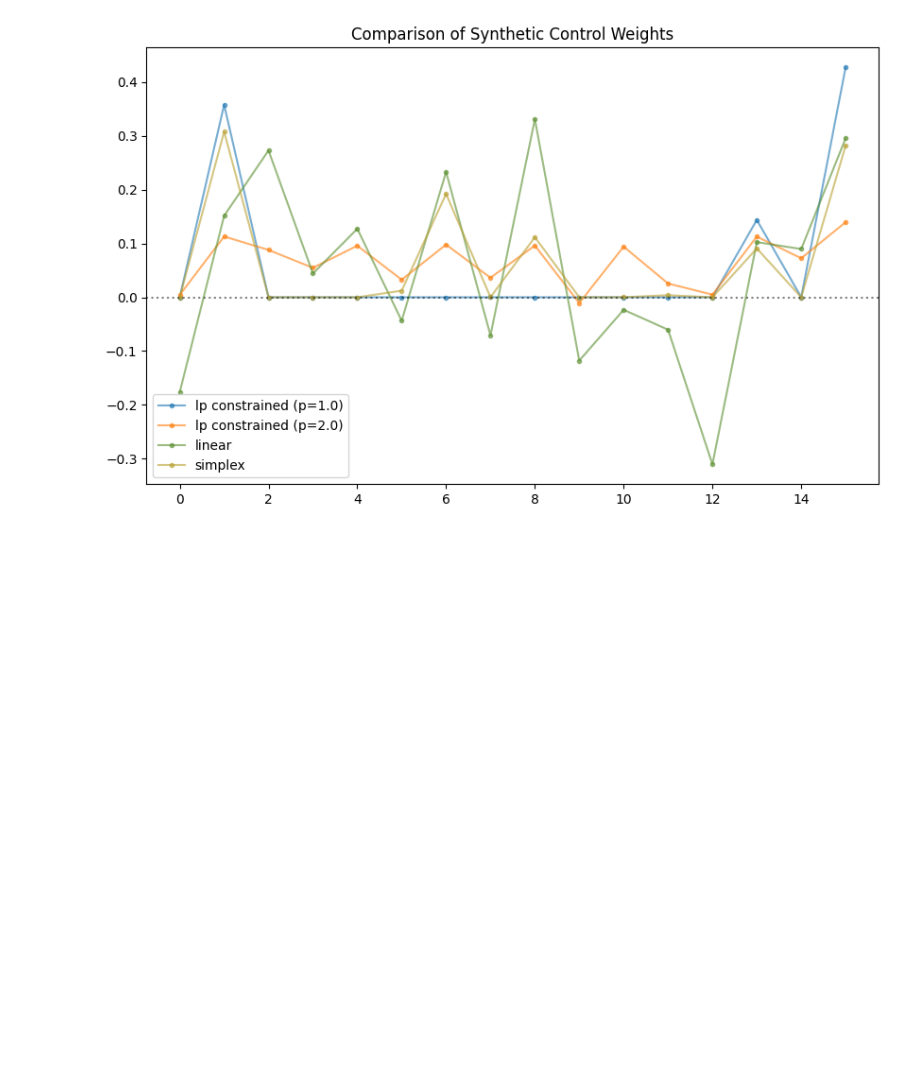
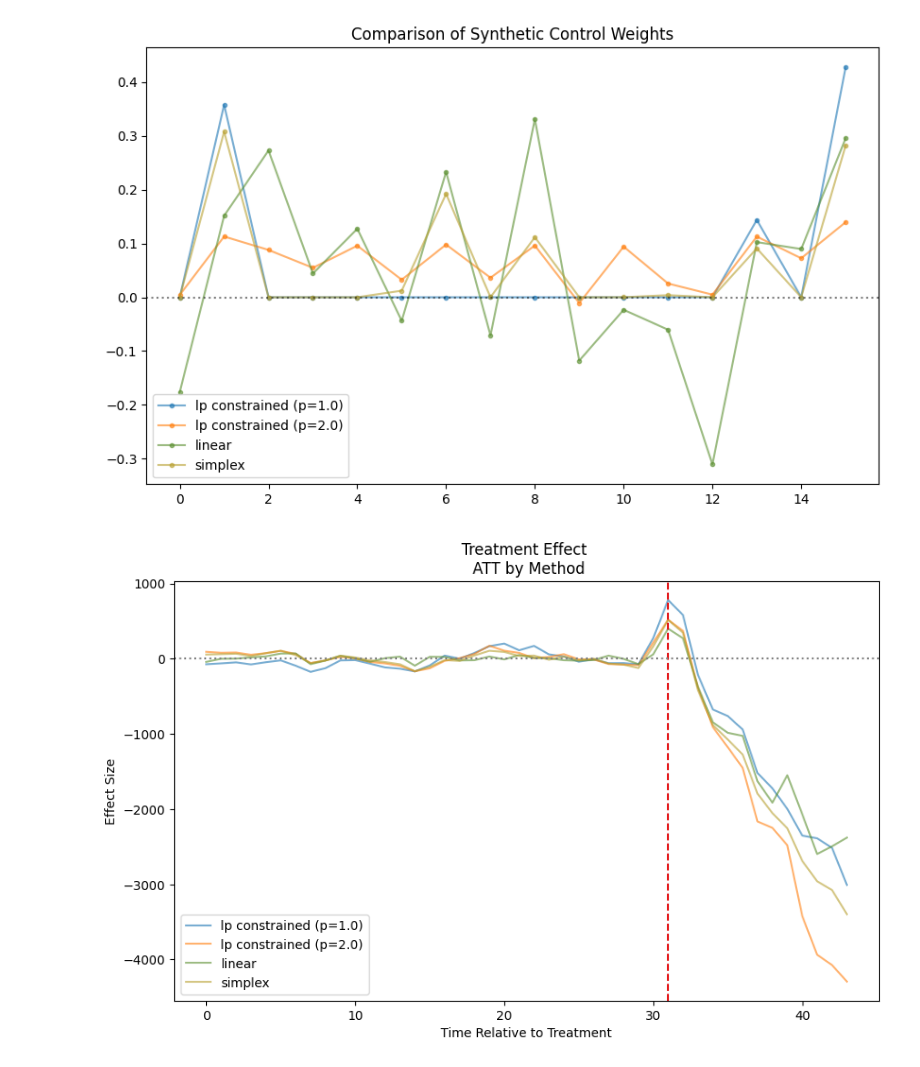
Before and after one commit to apoorvalal/synthlearners, a Jupyter notebook: notebooks/AbadieDiamondHainmueller2015.ipynb, the cells around one changed output. Cells and saved outputs as stored; diff of their text form; code cells hidden in the pictures; blank space fills up the shorter version.

Commit message:
add plotting for treatment effects across methods to ipynbs, refactor mcnnm to merge FE and non-FE methods and structure for future CV addition

```diff
--- a/notebooks/AbadieDiamondHainmueller2015.ipynb
+++ b/notebooks/AbadieDiamondHainmueller2015.ipynb
@@ -187,3 +186,10 @@ plotter.plot_weights(results, plot_type="comparison")
 plt.show()
 # %% [output]
 [figure]
+# %%
+# Create plot
+fig, ax = plt.subplots(1, 1, figsize=(10, 6))
+plotter.plot_treatment_effects(results, data["T_pre"],ax=ax)
+plt.show()
+# %% [output]
+[figure, added]
```
Also changed, not shown: parts of 1 cell of this notebook, 4 other files.
